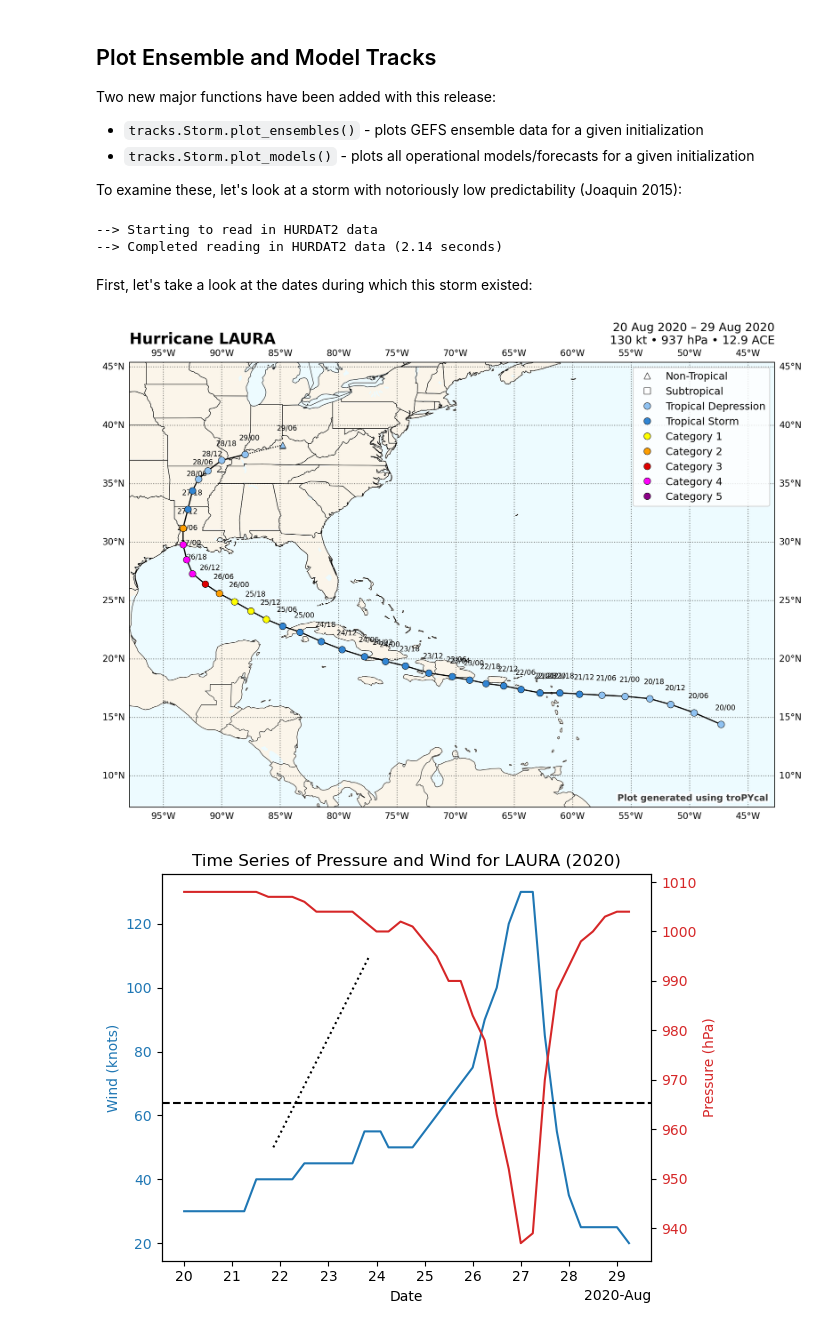
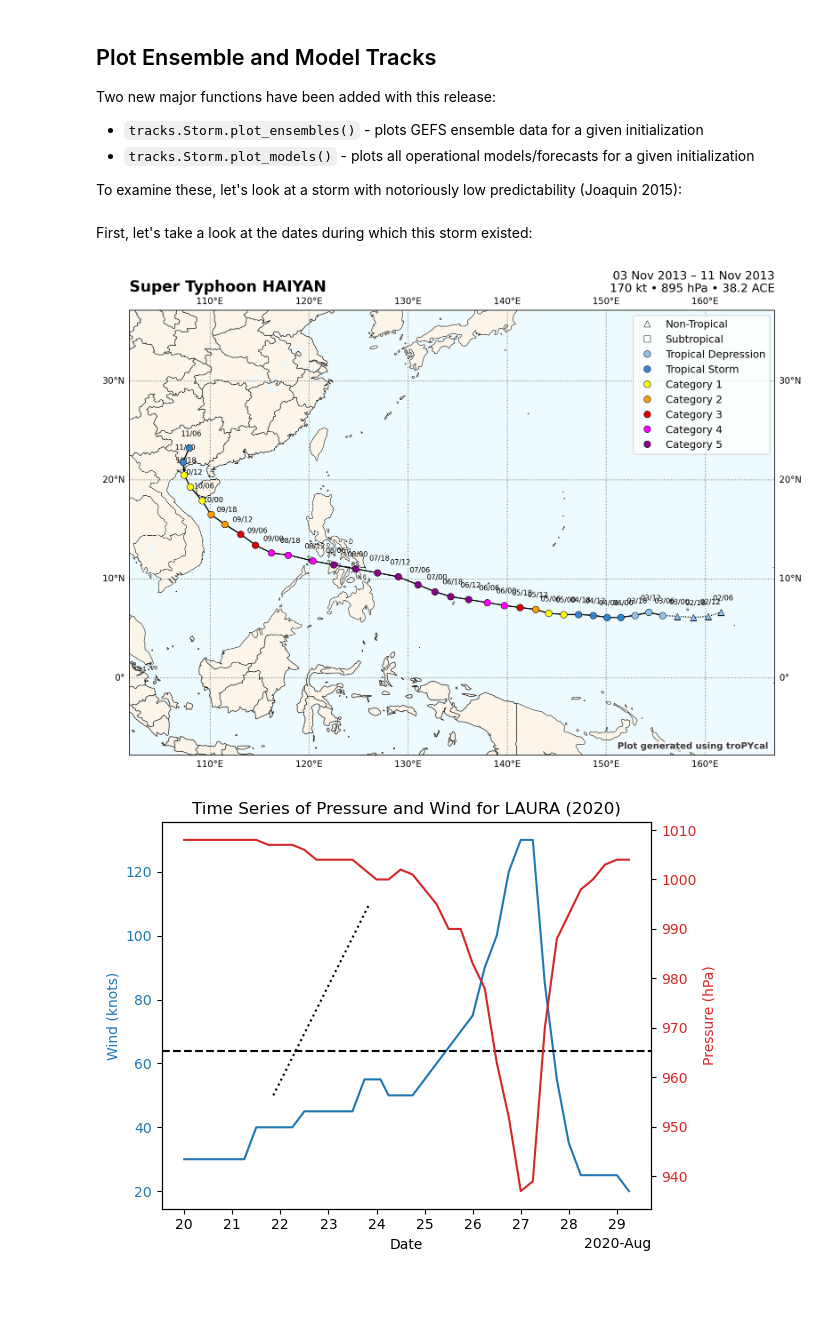
Before and after one commit to jhruppert/tc-crfrad, a Jupyter notebook: analysis/tropycal_storminfo.ipynb, the cells around one changed output. Saved outputs shown, nothing was run; the diff lists cells and outputs as text; code cells hidden in the pictures; blank space fills up the shorter version.

```diff
--- a/analysis/tropycal_storminfo.ipynb
+++ b/analysis/tropycal_storminfo.ipynb
@@ -19,11 +19,8 @@ Two new major functions have been added with this release:
 
 To examine these, let's look at a storm with notoriously low predictability (Joaquin 2015):
 # %%
-basin = tracks.TrackDataset()
-storm = basin.get_storm(('laura',2020))
+# basin = tracks.TrackDataset(basin='west_pacific', source='ibtracs')
+storm = basin.get_storm(('haiyan',2013))
-# %% [output]
---> Starting to read in HURDAT2 data
---> Completed reading in HURDAT2 data (2.14 seconds)
 # %%
 # basin = tracks.TrackDataset(basin='west_pacific',source='ibtracs')
 # # storm = basin.get_storm(('nangka',2015))
@@ -33,18 +30,19 @@ First, let's take a look at the dates during which this storm existed:
 # %%
 ax = storm.plot()
 
 # Extract time and coordinates data
 times = storm['time']
 buffer = 1.25
 lats = storm['lat']+buffer
 # lons = storm['lon']-180+buffer
 lons = storm['lon']+buffer
 
 # Add date annotations to the plot
 for i, (time, lat, lon) in enumerate(zip(times, lats, lons)):
+    lon = lon - 180 if lon < 180 else lon
     ax.text(lon, lat, time.strftime('%d/%H'), fontsize=8, ha='right')
 # %% [output]
-[figure, old version]
+[figure, new version]
 # %%
 # Extract time, pressure, and wind data
 times = storm['time']
```
Also changed, not shown: 1 other file.
